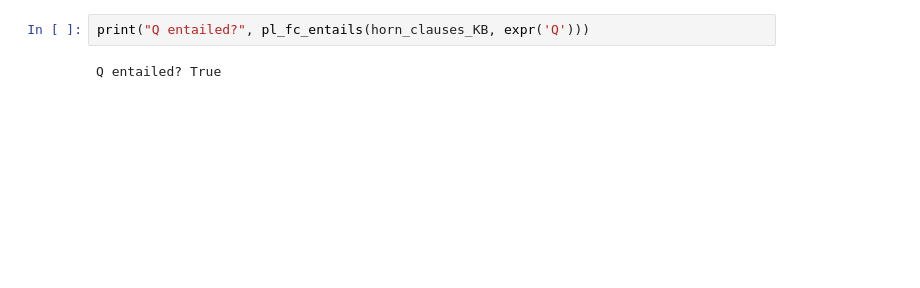
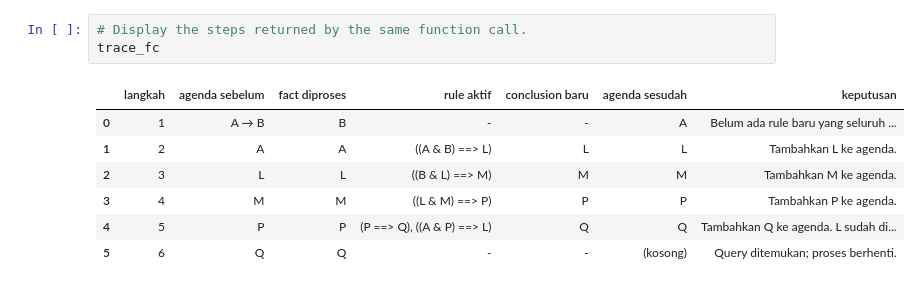
Before and after one commit to catherineapriliaharlina/Praktikum-KK, a Jupyter notebook: logics/04 - Forward & Backward Chaining.ipynb, the cells around one changed output. Cells and saved outputs as stored; diff of their text form; blank space fills up the shorter version.

```diff
--- a/logics/04 - Forward & Backward Chaining.ipynb
+++ b/logics/04 - Forward & Backward Chaining.ipynb
@@ -266,4 +818,11 @@ psource(pl_fc_entails)
 # %%
-print("Q entailed?", pl_fc_entails(horn_clauses_KB, expr('Q')))
+# Display the steps returned by the same function call.
+trace_fc
 # %% [output]
-Q entailed? True
+|  | langkah | agenda sebelum | fact diproses | rule aktif | conclusion baru | agenda sesudah | keputusan |
+| 0 | 1 | A → B | B | - | - | A | Belum ada rule baru yang seluruh ... |
+| 1 | 2 | A | A | ((A & B) ==> L) | L | L | Tambahkan L ke agenda. |
+| 2 | 3 | L | L | ((B & L) ==> M) | M | M | Tambahkan M ke agenda. |
+| 3 | 4 | M | M | ((L & M) ==> P) | P | P | Tambahkan P ke agenda. |
+| 4 | 5 | P | P | (P ==> Q), ((A & P) ==> L) | Q | Q | Tambahkan Q ke agenda. L sudah di... |
+| 5 | 6 | Q | Q | - | - | (kosong) | Query ditemukan; proses berhenti. |
```
Also changed, not shown: parts of 33 cells of this notebook.
